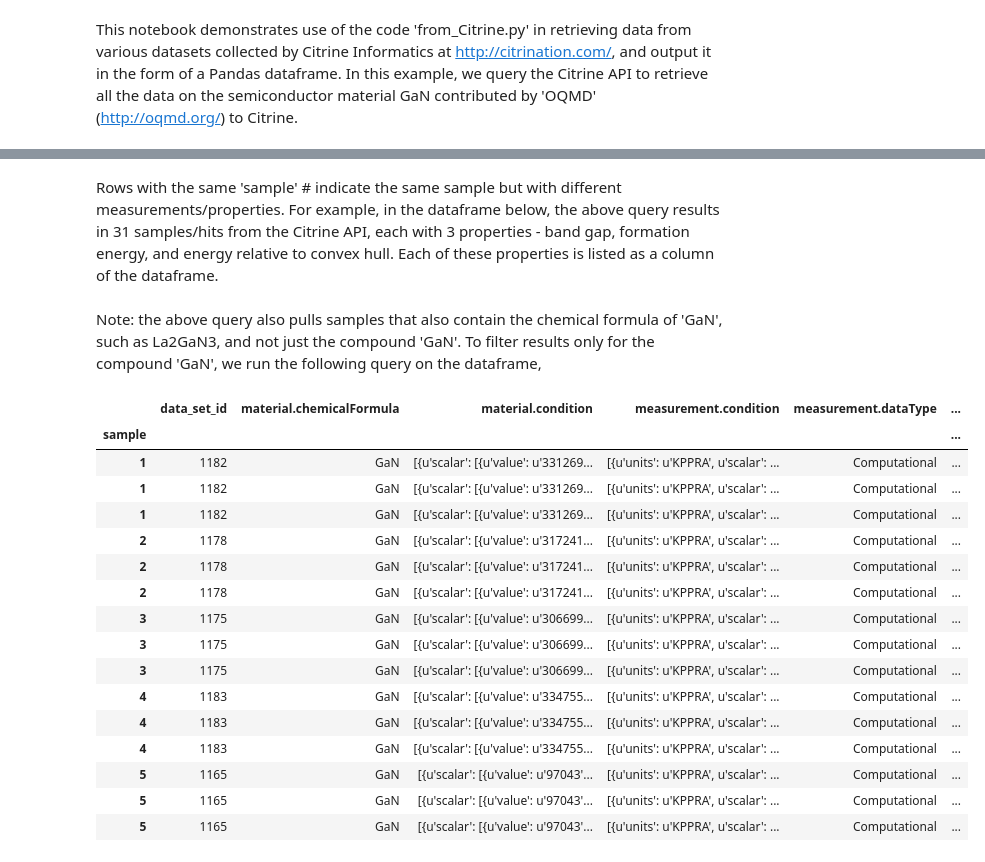
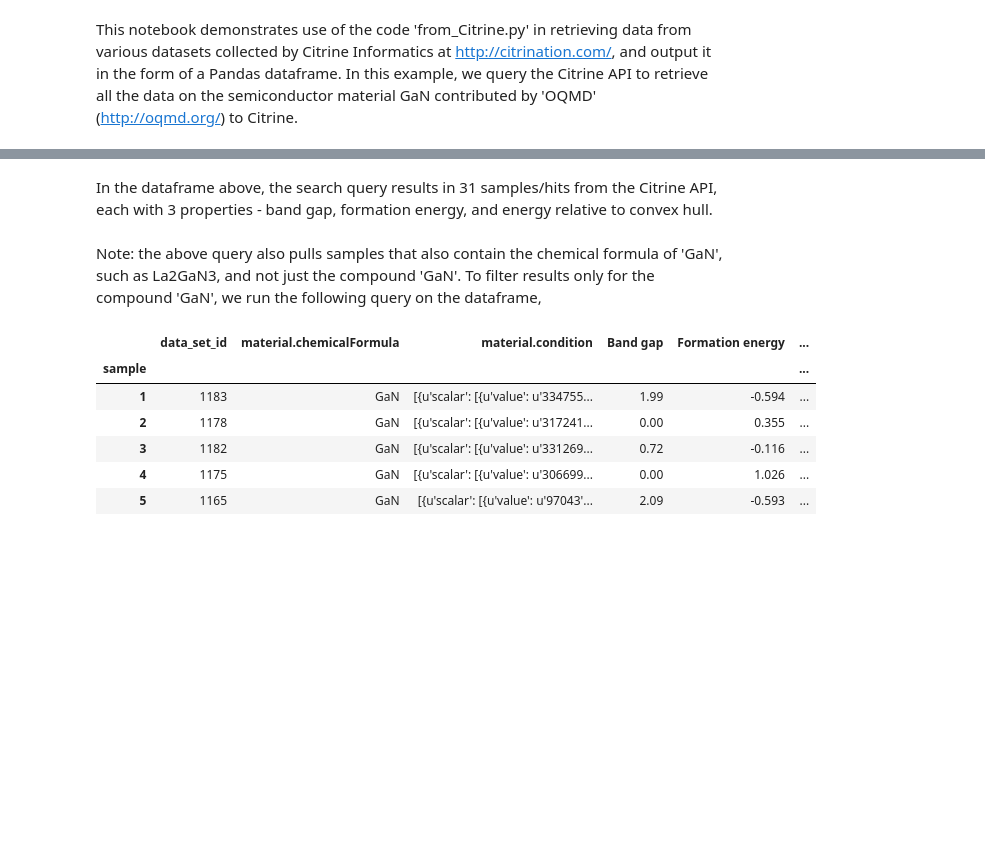
Before and after one commit to hackingmaterials/matminer, a Jupyter notebook: matminer/data_retrieval/examples/Example2.ipynb, the cells around one changed output, grey strips where cells are left out. Drawn from its saved outputs; the diff is of its cells as text; code cells hidden in the pictures; blank space fills up the shorter version.

Commit message:
Update Example2

```diff
--- a/matminer/data_retrieval/examples/Example2.ipynb
+++ b/matminer/data_retrieval/examples/Example2.ipynb
@@ -9,2 +9,3 @@ Retrive data from the Citrine database that is contributed by "OQMD" for all sam
 # %%
-res_obj = from_Citrine.CitrineDataRetrieval(api_key, contributor='OQMD', formula='GaN')
+c = CitrineDataRetrieval(api_key)
+c.get_dataframe(contributor='OQMD', formula='GaN')
@@ -35,25 +31,15 @@ res_obj.to_pandas()
 # %% [markdown]
-Rows with the same 'sample' # indicate the same sample but with different measurements/properties. For example, in the dataframe below, the above query results in 31 samples/hits from the Citrine API, each with 3 properties - band gap, formation energy, and energy relative to convex hull. Each of these properties is listed as a column of the dataframe.
+In the dataframe above, the search query results in 31 samples/hits from the Citrine API, each with 3 properties - band gap, formation energy, and energy relative to convex hull.
 # %% [markdown]
 Note: the above query also pulls samples that also contain the chemical formula of 'GaN', such as La2GaN3, and not just the compound 'GaN'. To filter results only for the compound 'GaN', we run the following query on the dataframe,
 # %%
-df = res_obj.to_pandas()
+df = c.get_dataframe(contributor='OQMD', formula='GaN')
 df.loc[df['material.chemicalFormula'] == 'GaN']
 # %% [output]
-|  | data_set_id | material.chemicalFormula | material.condition | measurement.condition | measurement.dataType | ... |
+|  | data_set_id | material.chemicalFormula | material.condition | Band gap | Formation energy | ... |
 | sample |  |  |  |  |  | ... |
-| 1 | 1182 | GaN | [{u'scalar': [{u'value': u'331269... | [{u'units': u'KPPRA', u'scalar': ... | Computational | ... |
-| 1 | 1182 | GaN | [{u'scalar': [{u'value': u'331269... | [{u'units': u'KPPRA', u'scalar': ... | Computational | ... |
-| 1 | 1182 | GaN | [{u'scalar': [{u'value': u'331269... | [{u'units': u'KPPRA', u'scalar': ... | Computational | ... |
-| 2 | 1178 | GaN | [{u'scalar': [{u'value': u'317241... | [{u'units': u'KPPRA', u'scalar': ... | Computational | ... |
-| 2 | 1178 | GaN | [{u'scalar': [{u'value': u'317241... | [{u'units': u'KPPRA', u'scalar': ... | Computational | ... |
-| 2 | 1178 | GaN | [{u'scalar': [{u'value': u'317241... | [{u'units': u'KPPRA', u'scalar': ... | Computational | ... |
-| 3 | 1175 | GaN | [{u'scalar': [{u'value': u'306699... | [{u'units': u'KPPRA', u'scalar': ... | Computational | ... |
-| 3 | 1175 | GaN | [{u'scalar': [{u'value': u'306699... | [{u'units': u'KPPRA', u'scalar': ... | Computational | ... |
-| 3 | 1175 | GaN | [{u'scalar': [{u'value': u'306699... | [{u'units': u'KPPRA', u'scalar': ... | Computational | ... |
-| 4 | 1183 | GaN | [{u'scalar': [{u'value': u'334755... | [{u'units': u'KPPRA', u'scalar': ... | Computational | ... |
-| 4 | 1183 | GaN | [{u'scalar': [{u'value': u'334755... | [{u'units': u'KPPRA', u'scalar': ... | Computational | ... |
-| 4 | 1183 | GaN | [{u'scalar': [{u'value': u'334755... | [{u'units': u'KPPRA', u'scalar': ... | Computational | ... |
-| 5 | 1165 | GaN | [{u'scalar': [{u'value': u'97043'... | [{u'units': u'KPPRA', u'scalar': ... | Computational | ... |
-| 5 | 1165 | GaN | [{u'scalar': [{u'value': u'97043'... | [{u'units': u'KPPRA', u'scalar': ... | Computational | ... |
-| 5 | 1165 | GaN | [{u'scalar': [{u'value': u'97043'... | [{u'units': u'KPPRA', u'scalar': ... | Computational | ... |
+| 1 | 1183 | GaN | [{u'scalar': [{u'value': u'334755... | 1.99 | -0.594 | ... |
+| 2 | 1178 | GaN | [{u'scalar': [{u'value': u'317241... | 0.00 | 0.355 | ... |
+| 3 | 1182 | GaN | [{u'scalar': [{u'value': u'331269... | 0.72 | -0.116 | ... |
+| 4 | 1175 | GaN | [{u'scalar': [{u'value': u'306699... | 0.00 | 1.026 | ... |
+| 5 | 1165 | GaN | [{u'scalar': [{u'value': u'97043'... | 2.09 | -0.593 | ... |
```
Also changed, not shown: parts of 6 cells of this notebook.
